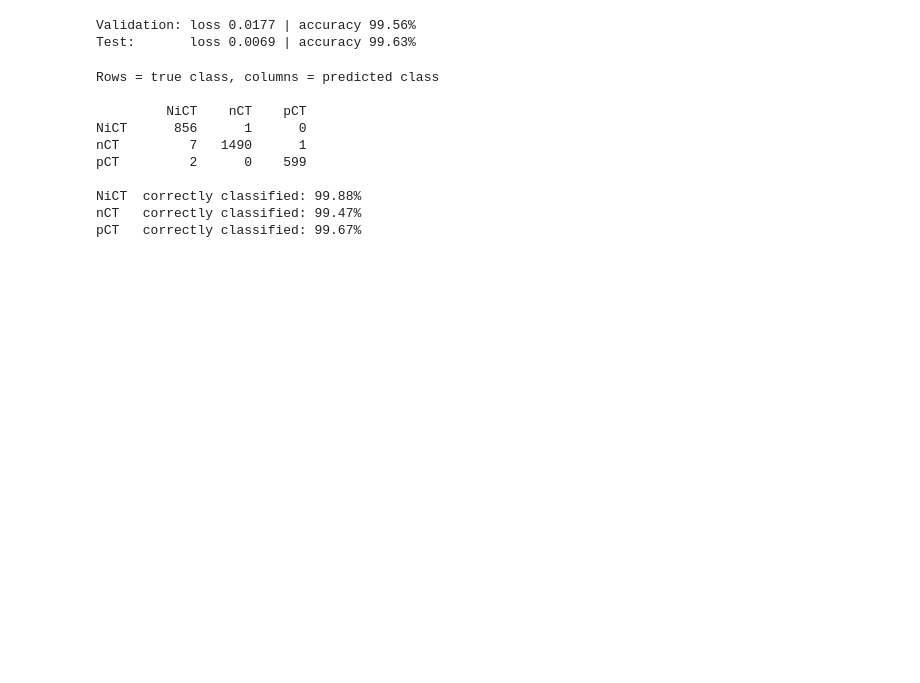
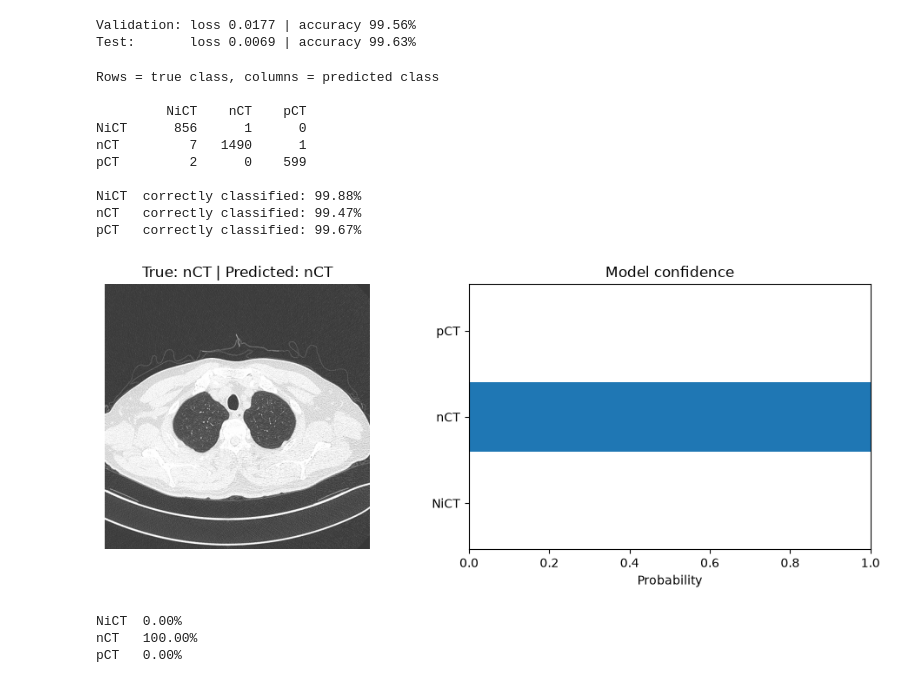
Before and after one commit to aymanbelbachir/covid-ct-classifier, a Jupyter notebook: classifier.ipynb, the cells around one changed output. Cells and saved outputs as stored; diff of their text form; code cells hidden in the pictures; blank space fills up the shorter version.

```diff
--- a/classifier.ipynb
+++ b/classifier.ipynb
@@ -331,3 +331,40 @@ pCT         2      0    599
 NiCT  correctly classified: 99.88%
 nCT   correctly classified: 99.47%
 pCT   correctly classified: 99.67%
+# %%
+def predict(image_path, model):
+    """Return the predicted probability of each class for one image."""
+    image = Image.open(image_path).convert("RGB")
+    x = eval_transform(image).unsqueeze(0).to(device)
+
+    model.eval()
+    with torch.no_grad():
+        probs = torch.softmax(model(x), dim=1)[0]
+    return probs.cpu()
+# %%
+idx = random.choice(test_idx)
+path, label = dataset.samples[idx]
+probs = predict(path, model)
+pred = probs.argmax().item()
+
+fig, (ax1, ax2) = plt.subplots(1, 2, figsize=(10, 4))
+
+ax1.imshow(Image.open(path), cmap="gray")
+ax1.set_title(f"True: {classes[label]} | Predicted: {classes[pred]}")
+ax1.axis("off")
+
+ax2.barh(classes, probs.numpy())
+ax2.set_xlim(0, 1)
+ax2.set_xlabel("Probability")
+ax2.set_title("Model confidence")
+
+plt.tight_layout()
+plt.show()
+
+for c, p in zip(classes, probs):
+    print(f"{c:5s} {p.item():.2%}")
+# %% [output]
+[figure, added]
+NiCT  0.00%
+nCT   100.00%
+pCT   0.00%
```
